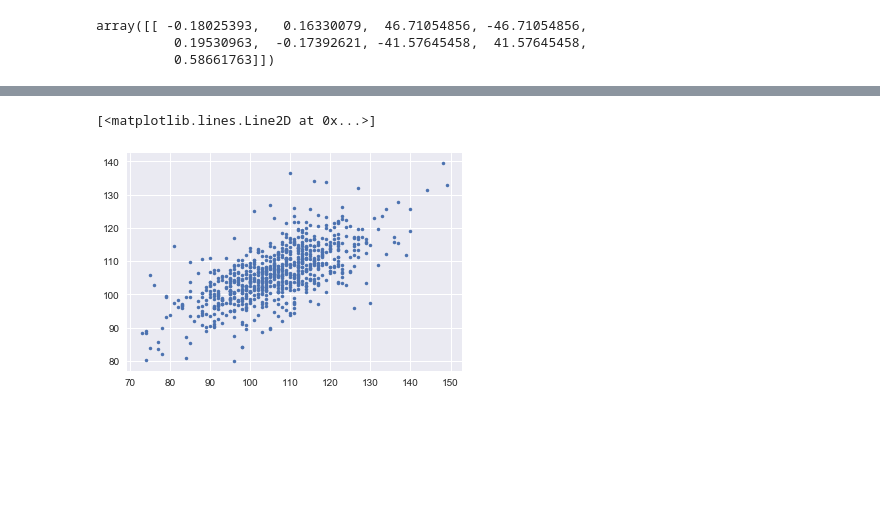
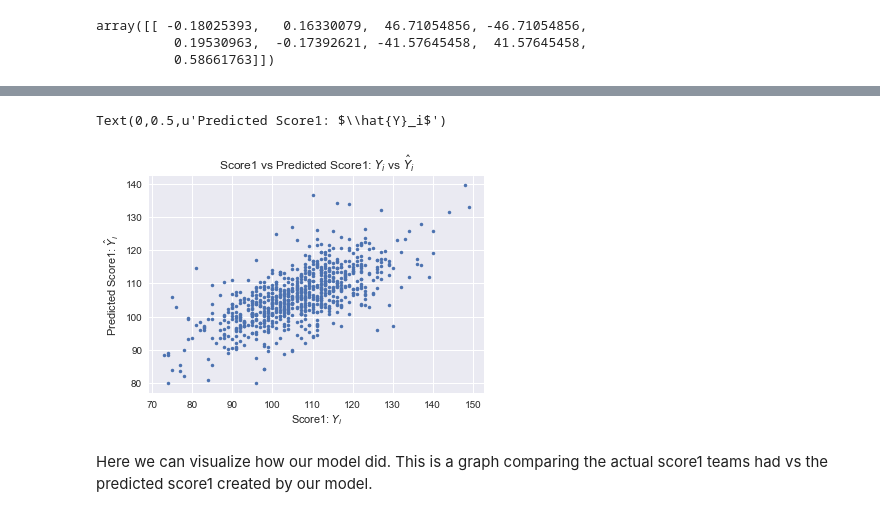
Before and after one commit to vivtalla/EECS731-Regression, a Jupyter notebook: EECS731_Regression/notebooks/NBA-LinearRegression.ipynb, the cells around one changed output, grey strips where cells are left out. Saved outputs shown, nothing was run; the diff lists cells and outputs as text; code cells hidden in the pictures; blank space fills up the shorter version.

```diff
--- a/EECS731_Regression/notebooks/NBA-LinearRegression.ipynb
+++ b/EECS731_Regression/notebooks/NBA-LinearRegression.ipynb
@@ -216,6 +234,11 @@ array([[111.82934726],
-# %%
-y_pred = model.predict(X_test)
-plt.plot(y_test, y_pred, '.')
-# %% [output]
-[<matplotlib.lines.Line2D at 0x...>]
-[figure, removed]
+# %%
+y_pred = model.predict(X_test)
+plt.plot(y_test, y_pred, '.')
+plt.title("Score1 vs Predicted Score1: $Y_i$ vs $\hat{Y}_i$")
+plt.xlabel("Score1: $Y_i$")
+plt.ylabel("Predicted Score1: $\hat{Y}_i$")
+# %% [output]
+Text(0,0.5,u'Predicted Score1: $\\hat{Y}_i$')
+[figure, added]
+# %% [markdown]
+Here we can visualize how our model did. This is a graph comparing the actual score1 teams had vs the predicted score1 created by our model.
```
Also changed, not shown: parts of 12 cells of this notebook, 2 other files.
